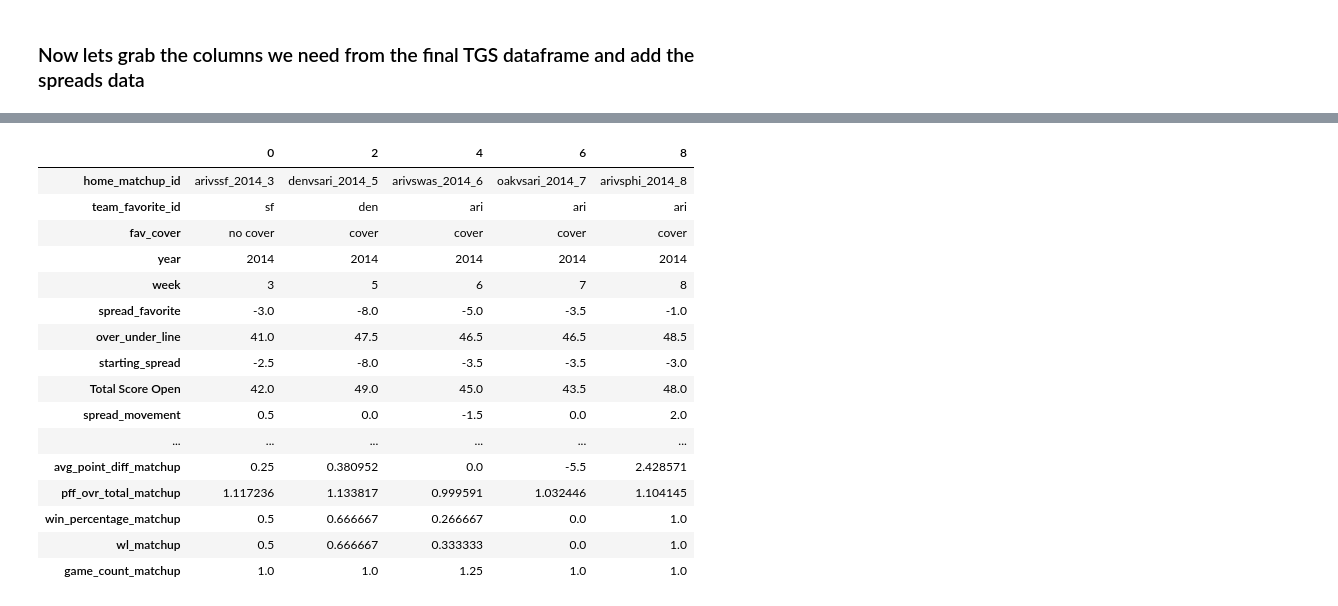
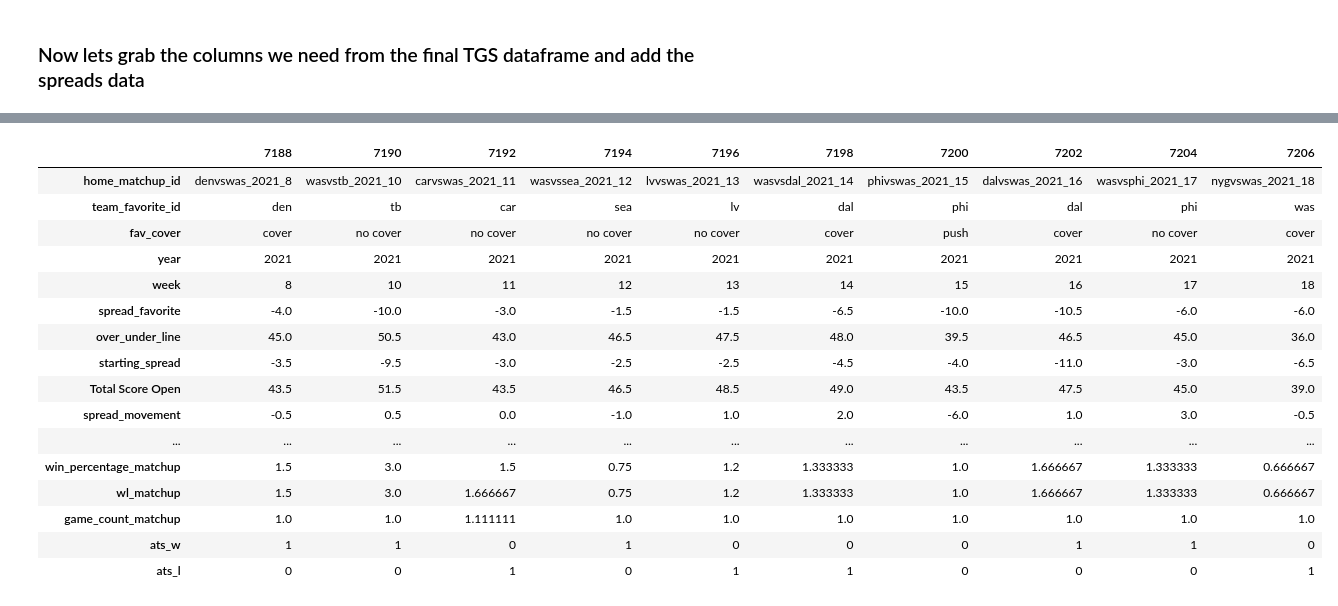
Before and after one commit to ajakks/nfl_models, a Jupyter notebook: create_modeling_data_sample.ipynb, the cells around one changed output, grey strips where cells are left out. Saved outputs shown, nothing was run; the diff lists cells and outputs as text; code cells hidden in the pictures.

Commit message:
added more TGS variables into the model example

```diff
--- a/create_modeling_data_sample.ipynb
+++ b/create_modeling_data_sample.ipynb
@@ -654,8 +723,16 @@ See the caveats in the documentation: https://pandas.pydata.org/pandas-docs/stab
 # %%
 tgs_model = final[['home_matchup_id','home_team', 'away_team', 'year',
        'week', 'wl_total', 'game_count', 'avg_pf', 'avg_pa', 'avg_point_diff',
-       'pff_ovr_total', 'win_percentage','opp_wl_total', 'opp_game_count', 'opp_avg_pf',
-       'opp_avg_pa', 'opp_avg_point_diff', 'opp_pff_ovr_total',
+       'pff_ovr_total', 'pff_offense_total', 'pff_pass_total',
+       'pff_pass_blocking_total', 'pff_run_blocking_total', 'pff_receiving_total', 'pff_rushing_total', 'pff_defense_total',
+       'pff_rush_defense_total', 'pff_tackling_total', 'pff_pass_rush_total', 'pff_coverage_total', 'pff_special_teams_total','win_percentage','opp_wl_total', 'opp_game_count', 'opp_avg_pf',
+       'opp_avg_pa', 'opp_avg_point_diff', 'opp_pff_ovr_total', 'opp_pff_offense_total',
+       'opp_pff_pass_total', 'opp_pff_pass_blocking_total',
+       'opp_pff_run_blocking_total', 'opp_pff_receiving_total',
+       'opp_pff_rushing_total', 'opp_pff_defense_total',
+       'opp_pff_rush_defense_total', 'opp_pff_tackling_total',
+       'opp_pff_pass_rush_total', 'opp_pff_coverage_total',
+       'opp_pff_special_teams_total',
        'opp_win_percentage']]
 
 tgs_model['week']=tgs_model['week'].astype(int)
@@ -664,7 +741,7 @@ tgs_model= tgs_model[tgs_model['week'] >= 3]
 spreads_for_tgs = spread_comb[['home_matchup_id','fav_homeoraway','team_favorite_id','fav_cover','spread_favorite',
        'over_under_line', 'starting_spread', 'Total Score Open', 'spread_movement',
        'ou_movement', 'strong_movement', 'fav_team_stronger', 'fav_spread','precip', 'dome',
-       'temperature', 'wind_mph']]
+       'temperature', 'wind_mph','ats_w','ats_l']]
 
 tgs_model = pd.merge(tgs_model, spreads_for_tgs, on='home_matchup_id', how='left')
 tgs_model.drop_duplicates(inplace=True)
@@ -759,26 +912,42 @@ tgs_model = tgs_model[['home_matchup_id','team_favorite_id','fav_cover','year',
        'Total Score Open', 'spread_movement', 'ou_movement', 'strong_movement',
        'fav_team_stronger', 'fav_spread', 'precip', 'dome', 'temperature','wind_mph', 'avg_pf_matchup', 'avg_pa_matchup',
        'avg_point_diff_matchup', 'pff_ovr_total_matchup',
-       'win_percentage_matchup', 'wl_matchup', 'game_count_matchup']]
+       'pff_offense_total_matchup', 'pff_pass_total_matchup',
+       'pff_pass_blocking_total_matchup', 'pff_run_blocking_total_matchup',
+       'pff_receiving_total_matchup', 'pff_rushing_total_matchup',
+       'pff_defense_total_matchup', 'pff_rush_defense_total_matchup',
+       'pff_tackling_total_matchup', 'pff_pass_rush_total_matchup',
+       'pff_coverage_total_matchup', 'pff_special_teams_total_matchup',
+       'avg_pfbypa_matchup', 'avg_pabypf_matchup',
+       'pff_offvsdef_total_matchup', 'pff_defvsoff_total_matchup',
+       'pff_pass_vs_coverage_matchup',
+       'pff_passblock_vs_passrush_total_matchup',
+       'pff_runblock_vs_rushdef_total_matchup', 'pff_rec_vs_cov_total_matchup',
+       'pff_rush_vs_rushdef_total_matchup', 'pff_rush_vs_tack_total_matchup',
+       'pff_rushdef_vs_rushoff_total_matchup',
+       'pff_passrush_vs_passblock_total_matchup',
+       'pff_coverage_vs_receiving_total_matchup',
+       'pff_coverage_vs_passblock_total_matchup',
+       'win_percentage_matchup', 'wl_matchup', 'game_count_matchup','ats_w','ats_l']]
 
 tgs_model.replace([np.inf, -np.inf], 0, inplace=True)
 # %%
-tgs_model.head().T
+tgs_model.tail(n=10).T
 # %% [output]
-|  | 0 | 2 | 4 | 6 | 8 |
-| home_matchup_id | arivssf_2014_3 | denvsari_2014_5 | arivswas_2014_6 | oakvsari_2014_7 | arivsphi_2014_8 |
-| team_favorite_id | sf | den | ari | ari | ari |
-| fav_cover | no cover | cover | cover | cover | cover |
-| year | 2014 | 2014 | 2014 | 2014 | 2014 |
-| week | 3 | 5 | 6 | 7 | 8 |
-| spread_favorite | -3.0 | -8.0 | -5.0 | -3.5 | -1.0 |
-| over_under_line | 41.0 | 47.5 | 46.5 | 46.5 | 48.5 |
-| starting_spread | -2.5 | -8.0 | -3.5 | -3.5 | -3.0 |
-| Total Score Open | 42.0 | 49.0 | 45.0 | 43.5 | 48.0 |
-| spread_movement | 0.5 | 0.0 | -1.5 | 0.0 | 2.0 |
-| ... | ... | ... | ... | ... | ... |
-| avg_point_diff_matchup | 0.25 | 0.380952 | 0.0 | -5.5 | 2.428571 |
-| pff_ovr_total_matchup | 1.117236 | 1.133817 | 0.999591 | 1.032446 | 1.104145 |
-| win_percentage_matchup | 0.5 | 0.666667 | 0.266667 | 0.0 | 1.0 |
-| wl_matchup | 0.5 | 0.666667 | 0.333333 | 0.0 | 1.0 |
-| game_count_matchup | 1.0 | 1.0 | 1.25 | 1.0 | 1.0 |
+|  | 7188 | 7190 | 7192 | 7194 | 7196 | 7198 | 7200 | 7202 | 7204 | 7206 |
+| home_matchup_id | denvswas_2021_8 | wasvstb_2021_10 | carvswas_2021_11 | wasvssea_2021_12 | lvvswas_2021_13 | wasvsdal_2021_14 | phivswas_2021_15 | dalvswas_2021_16 | wasvsphi_2021_17 | nygvswas_2021_18 |
+| team_favorite_id | den | tb | car | sea | lv | dal | phi | dal | phi | was |
+| fav_cover | cover | no cover | no cover | no cover | no cover | cover | push | cover | no cover | cover |
+| year | 2021 | 2021 | 2021 | 2021 | 2021 | 2021 | 2021 | 2021 | 2021 | 2021 |
+| week | 8 | 10 | 11 | 12 | 13 | 14 | 15 | 16 | 17 | 18 |
+| spread_favorite | -4.0 | -10.0 | -3.0 | -1.5 | -1.5 | -6.5 | -10.0 | -10.5 | -6.0 | -6.0 |
+| over_under_line | 45.0 | 50.5 | 43.0 | 46.5 | 47.5 | 48.0 | 39.5 | 46.5 | 45.0 | 36.0 |
+| starting_spread | -3.5 | -9.5 | -3.0 | -2.5 | -2.5 | -4.5 | -4.0 | -11.0 | -3.0 | -6.5 |
+| Total Score Open | 43.5 | 51.5 | 43.5 | 46.5 | 48.5 | 49.0 | 43.5 | 47.5 | 45.0 | 39.0 |
+| spread_movement | -0.5 | 0.5 | 0.0 | -1.0 | 1.0 | 2.0 | -6.0 | 1.0 | 3.0 | -0.5 |
+| ... | ... | ... | ... | ... | ... | ... | ... | ... | ... | ... |
+| win_percentage_matchup | 1.5 | 3.0 | 1.5 | 0.75 | 1.2 | 1.333333 | 1.0 | 1.666667 | 1.333333 | 0.666667 |
+| wl_matchup | 1.5 | 3.0 | 1.666667 | 0.75 | 1.2 | 1.333333 | 1.0 | 1.666667 | 1.333333 | 0.666667 |
+| game_count_matchup | 1.0 | 1.0 | 1.111111 | 1.0 | 1.0 | 1.0 | 1.0 | 1.0 | 1.0 | 1.0 |
+| ats_w | 1 | 1 | 0 | 1 | 0 | 0 | 0 | 1 | 1 | 0 |
+| ats_l | 0 | 0 | 1 | 0 | 1 | 1 | 0 | 0 | 0 | 1 |
```
Also changed, not shown: parts of 8 cells of this notebook.
